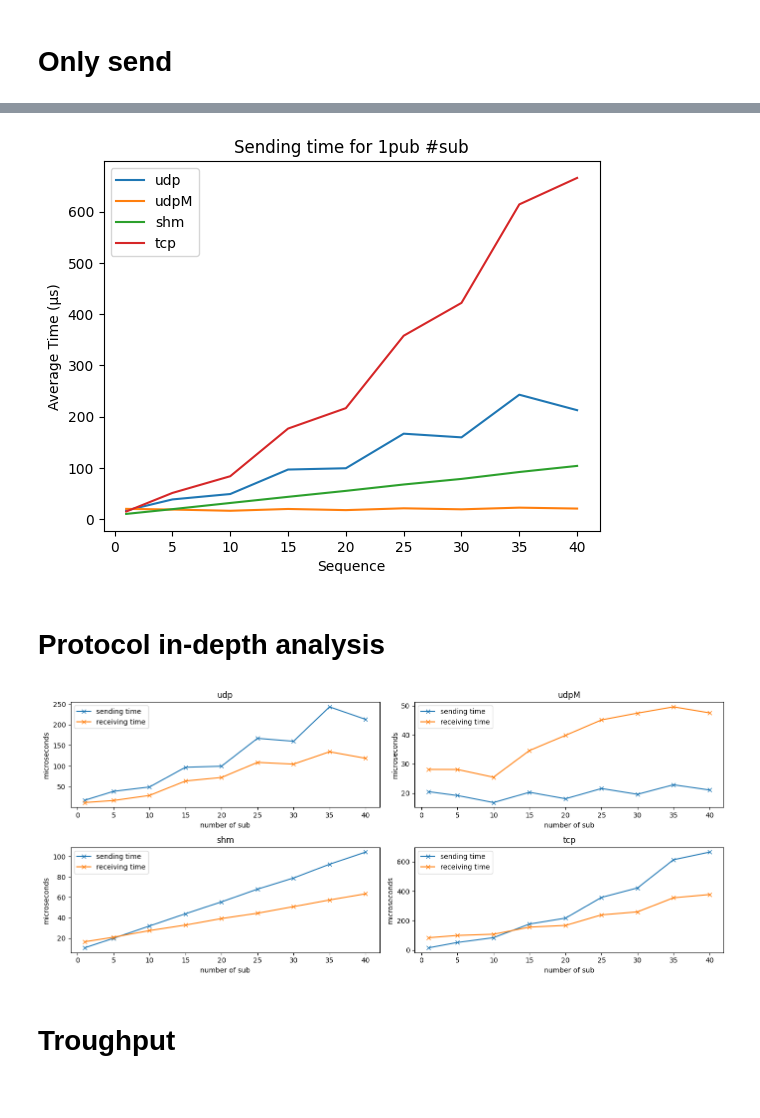
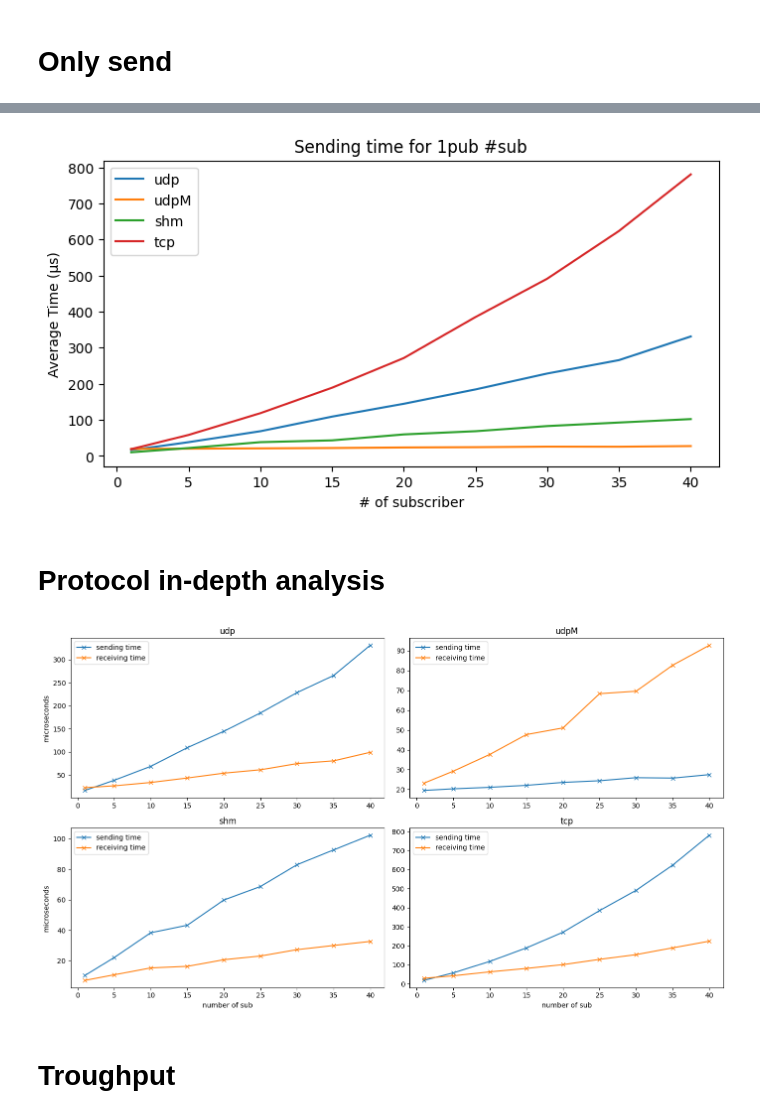
Before and after one commit to madella/tesiM, a Jupyter notebook: cineca/d_proc_troughput.ipynb, the cells around one changed output, grey strips where cells are left out. Cells and saved outputs as stored; diff of their text form; code cells hidden in the pictures.

```diff
--- a/cineca/d_proc_troughput.ipynb
+++ b/cineca/d_proc_troughput.ipynb
@@ -4,17 +4,17 @@
 import re,os,glob
 import pandas as pd
 import matplotlib.pyplot as plt
+import matplotlib.gridspec as gridspec
 import statistics
 from collections import defaultdict
 import numpy as np
 # re patterns
 base_save_dir="results/throughput/"
 base_save_dir_thesis="../latex/results/"
-base_dir=os.path.join("data/throughput/10k_complete")
-
-matching_files = glob.glob(f"{base_dir}/*")
+base_dir=os.path.join("data/throughput/rtt_3")
 
 file_pattern= r'(\w+)_(\w+)_tT(\d+)_(\d+).data'
+matching_files = glob.glob(f"{base_dir}/*")
 
 pub_pattern = r'cycles: (\d+) instruction: (\d+) start_ns: (\d+) end_ns: (\d+) start_s: (\d+) end_s: (\d+)'
 sub_pattern = r'(\d+) received_s: (\d+) received_ns: (\d+)'
@@ -30,3 +30,8 @@ def calculate_iqr(data):
     lower_bound = q1 - 1.5 * iqr
     upper_bound = q3 + 1.5 * iqr
     return lower_bound, upper_bound
+
+def timespec_difference(start_s, start_ns, end_s, end_ns):
+    time1_merged= start_s *1e6 + start_ns / 1e3
+    time2_merged= end_s *1e6 + end_ns / 1e3
+    return (time2_merged - time1_merged)
@@ -146,9 +38,8 @@ def timespec_difference(start_s_un, start_ns_un, end_s_un, end_ns_un):
 # %% [markdown]
 ## Retrive data
 # %%
-# for file_path in pub_matching_files:
-
 sent_data={}
+received_negative={}
 received_data={}
 sent_data_time={}
 for prot in protocols:
@@ -171,8 +62,9 @@ for files in matching_files:
                     if match:
                         cycles, instruction, start_ns, end_ns, start_s, end_s = match.groups()
                         sent_data[protocol][int(testN)].append((int(cycles), int(instruction), int(start_s), int(start_ns), int(end_s), int(end_ns)))
-                        s_diff, ns_diff = timespec_difference_without_skew(int(start_s), int(start_ns) , int(end_s) ,int(end_ns) )
-                        sent_data_time[protocol][int(testN)].append((s_diff, ns_diff))
+                        diff = timespec_difference(int(start_s), int(start_ns) , int(end_s) ,int(end_ns) )
+                        sent_data_time[protocol][int(testN)].append(diff)
+                    else: print("NOT MATCH PUB")
         else: # subs
             with open(files, 'r') as file:
                 for content in file:
@@ -180,9 +72,8 @@ for files in matching_files:
                     if match:
                         line_n, received_s, received_ns = match.groups()
                         start_s,start_ns = ((sent_data[protocol][int(testN)][int(line_n)][2], sent_data[protocol][int(testN)][int(line_n)][3]))
-                        if protocol == "shm":s_diff, ns_diff = timespec_difference_without_skew(start_s, start_ns , int(received_s), int(received_ns))
-                        else:s_diff, ns_diff = timespec_difference(start_s, start_ns , int(received_s), int(received_ns))
-                        received_data[protocol][int(testN)].append((s_diff, ns_diff))
+                        diff = timespec_difference(start_s, start_ns , int(received_s), int(received_ns)) / 2
+                        received_data[protocol][int(testN)].append(diff)
 # %% [markdown]
 ### Cleaning data
 # %%
@@ -355,9 +250,11 @@ plt.show()
 avg_data = {prots: [column_timesent_avg[prots][seq] for seq in sequence] for prots in protocols}
 
 fig, ax = plt.subplots()
+fig.set_figheight(4)
+fig.set_figwidth(8)
 for prots in protocols:
     ax.plot(sequence, avg_data[prots], label=prots)
-ax.set_xlabel('Sequence')
+ax.set_xlabel('# of subscriber')
 ax.set_ylabel('Average Time (μs)')
 ax.legend()
 plt.savefig(f"{base_save_dir_thesis}test3_sending_multiplesub.png")
@@ -370,36 +267,36 @@ plt.savefig(f"{base_save_dir}test3_sending_multiplesub.png")
 
 plt.show()
 # %% [output]
-[figure, old version]
+[figure, new version]
 # %% [markdown]
 # Protocol in-depth analysis
 # %%
 sent_avg={}
 time_avg={}
 
 for prot in protocols:
     sent_avg[prot] = [column_timesent_avg[prot][seq] for seq in sequence]
     time_avg[prot] = [column_time_avg[prot][seq] for seq in sequence]
 
-fig = plt.figure(figsize=(14, 6))
+fig = plt.figure(figsize=(14, 8))
 gs = gridspec.GridSpec(2, 2)
 for i,prot in enumerate(protocols):
     ax = plt.subplot(gs[i])
     ax.set_title(prot)
     ax.plot(sequence, sent_avg[prot], label='sending time', marker='x')
     ax.plot(sequence, time_avg[prot], label='receiving time', marker='x')
-    ax.set_xlabel('number of sub')
-    ax.set_ylabel('microseconds')
+    if(i==2 or i== 3): ax.set_xlabel('number of sub')
+    if(prot== "shm" or prot == "udp"): ax.set_ylabel('microseconds')
     ax.legend()
 
 plt.savefig(f"{base_save_dir}test3_different_protocol_send_receive.png")
 plt.savefig(f"{base_save_dir_thesis}test3_different_protocol_send_receive.png")
 
 
 plt.tight_layout()
 plt.show()
 # %% [output]
-[figure, old version]
+[figure, new version]
 # %% [markdown]
 # Troughput
 # %%
```
Also changed, not shown: parts of 15 cells of this notebook, 23 other files.
